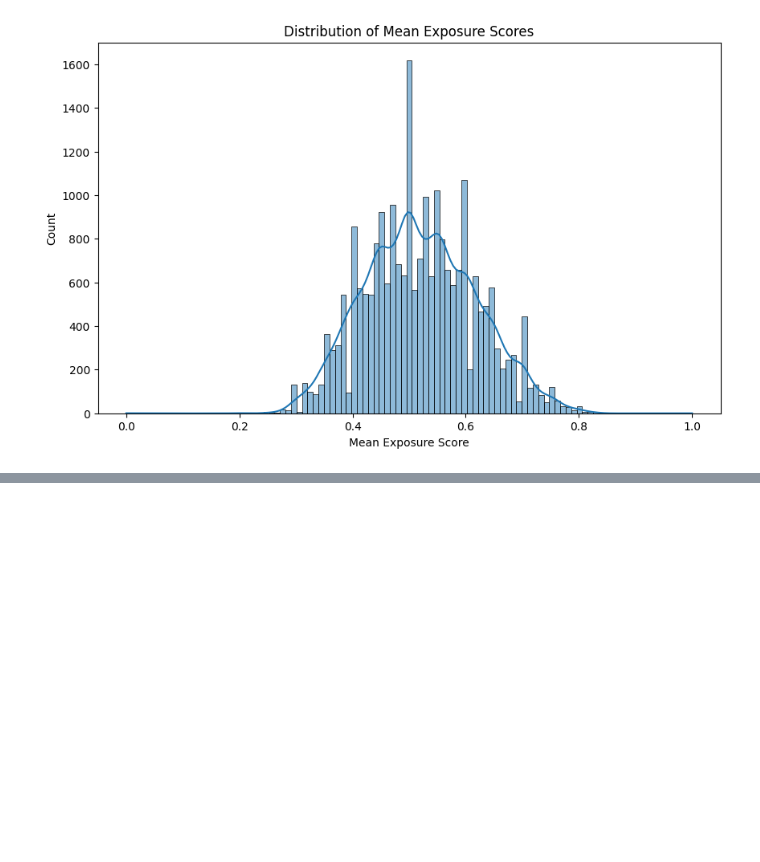
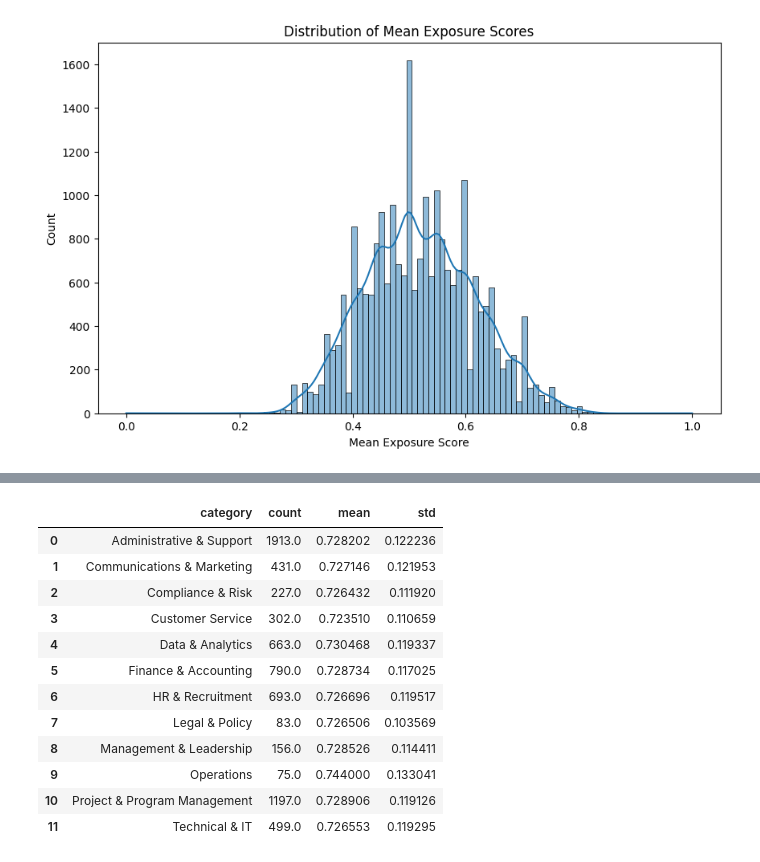
Before and after one commit to co-cddo/gda-ideas-bulk-ai-exposure, a Jupyter notebook: eda.ipynb, the cells around one changed output, grey strips where cells are left out. Saved outputs shown, nothing was run; the diff lists cells and outputs as text; code cells hidden in the pictures; blank space fills up the shorter version.

Commit message:
Add eda for looking at outputs.

```diff
--- a/eda.ipynb
+++ b/eda.ipynb
@@ -58,3 +82,5 @@ hmrc_jobs_with_tasks = hmrc_jobs.merge(tasks_df, on='vacancy_id', how='left').dr
 # %%
-stats = hmrc_jobs_with_tasks.groupby('vacancy_id')['exposure_score'].agg(['count', 'mean', 'median', 'std'])
-stats
+#  This computes the summary stats for each vacancy, i.e. how exposed the role is to automation
+hmrc_stats = hmrc_jobs_with_tasks.groupby("vacancy_id")["exposure_score"].agg(
+    ["count", "mean", "median", "std"]
+)
@@ -120,0 +256,53 @@ Index(['Vacancy ID', 'Vacancy Form > Department',
+# %%
+mapped_job_titles = pd.DataFrame(
+    [
+        {
+            "vacancy_id": int(item["recordId"].split("=")[1]),  # Extract ID
+            "category": item["outputModel"].mapped_category.name,
+        }
+        for item in job_mapper_batcher.instances
+    ]
+)
+
+
+high_degree_of_automation_potential = high_degree_of_automation_potential.merge(
+    mapped_job_titles, on="vacancy_id", how="left"
+)
+# %%
+# Compute summary statistics for each job group
+summary = (
+    high_degree_of_automation_potential.groupby("category")
+    .apply(
+        lambda g: pd.Series(
+            {
+                "count": g["count"].sum(),
+                "mean": np.average(g["mean"], weights=g["count"]),  # Weighted mean
+                "std": np.sqrt(
+                    np.sum(
+                        (g["count"] - 1) * (g["std"] ** 2)
+                        + g["count"]
+                        * (g["mean"] - np.average(g["mean"], weights=g["count"])) ** 2
+                    )
+                    / (g["count"].sum() - 1)  # Pooled standard deviation formula
+                ),
+            }
+        )
+    )
+    .reset_index()
+)
+
+summary
+# %% [output]
+|  | category | count | mean | std |
+| 0 | Administrative & Support | 1913.0 | 0.728202 | 0.122236 |
+| 1 | Communications & Marketing | 431.0 | 0.727146 | 0.121953 |
+| 2 | Compliance & Risk | 227.0 | 0.726432 | 0.111920 |
+| 3 | Customer Service | 302.0 | 0.723510 | 0.110659 |
+| 4 | Data & Analytics | 663.0 | 0.730468 | 0.119337 |
+| 5 | Finance & Accounting | 790.0 | 0.728734 | 0.117025 |
+| 6 | HR & Recruitment | 693.0 | 0.726696 | 0.119517 |
+| 7 | Legal & Policy | 83.0 | 0.726506 | 0.103569 |
+| 8 | Management & Leadership | 156.0 | 0.728526 | 0.114411 |
+| 9 | Operations | 75.0 | 0.744000 | 0.133041 |
+| 10 | Project & Program Management | 1197.0 | 0.728906 | 0.119126 |
+| 11 | Technical & IT | 499.0 | 0.726553 | 0.119295 |
```
Also changed, not shown: parts of 19 cells of this notebook, 2 other files.
